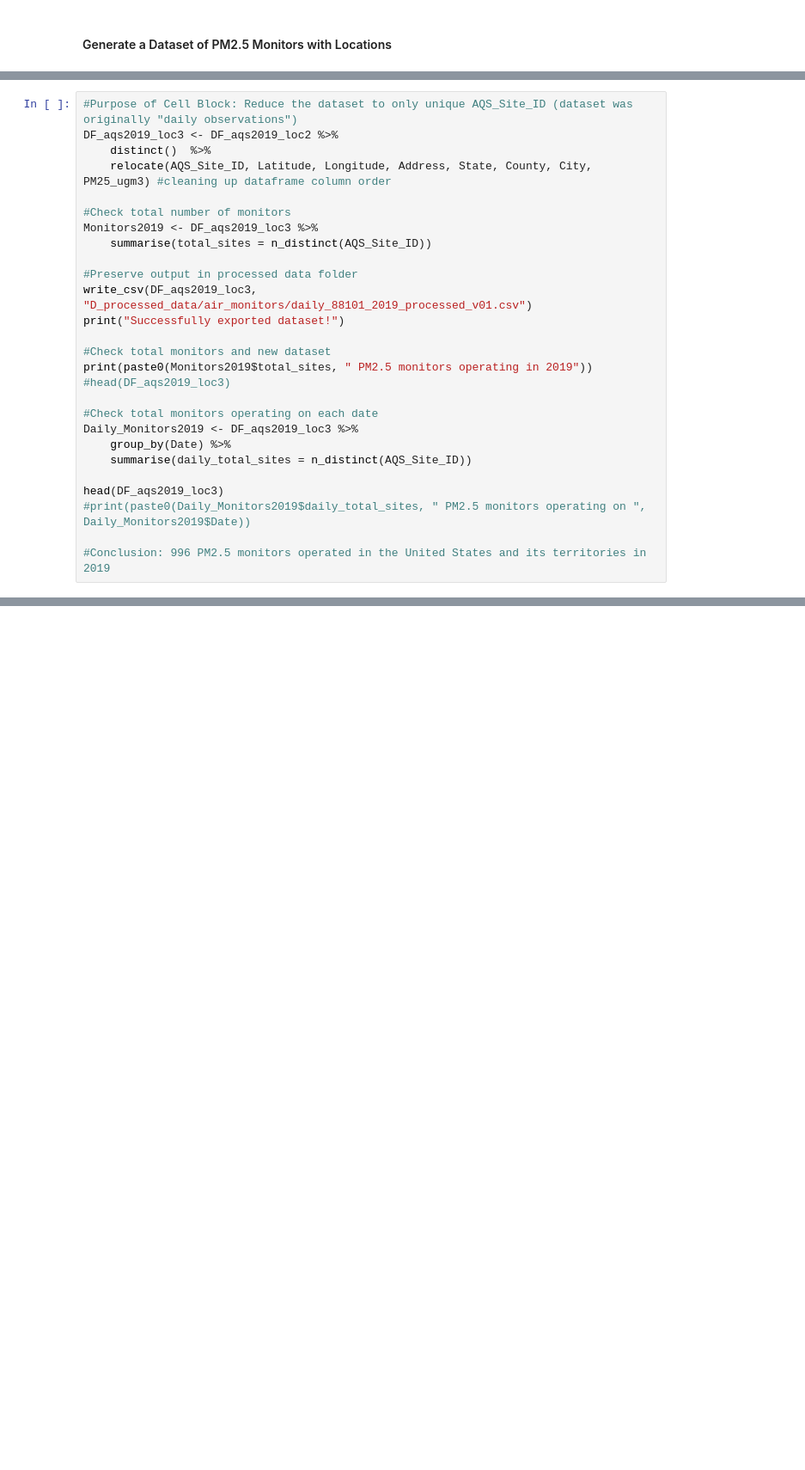
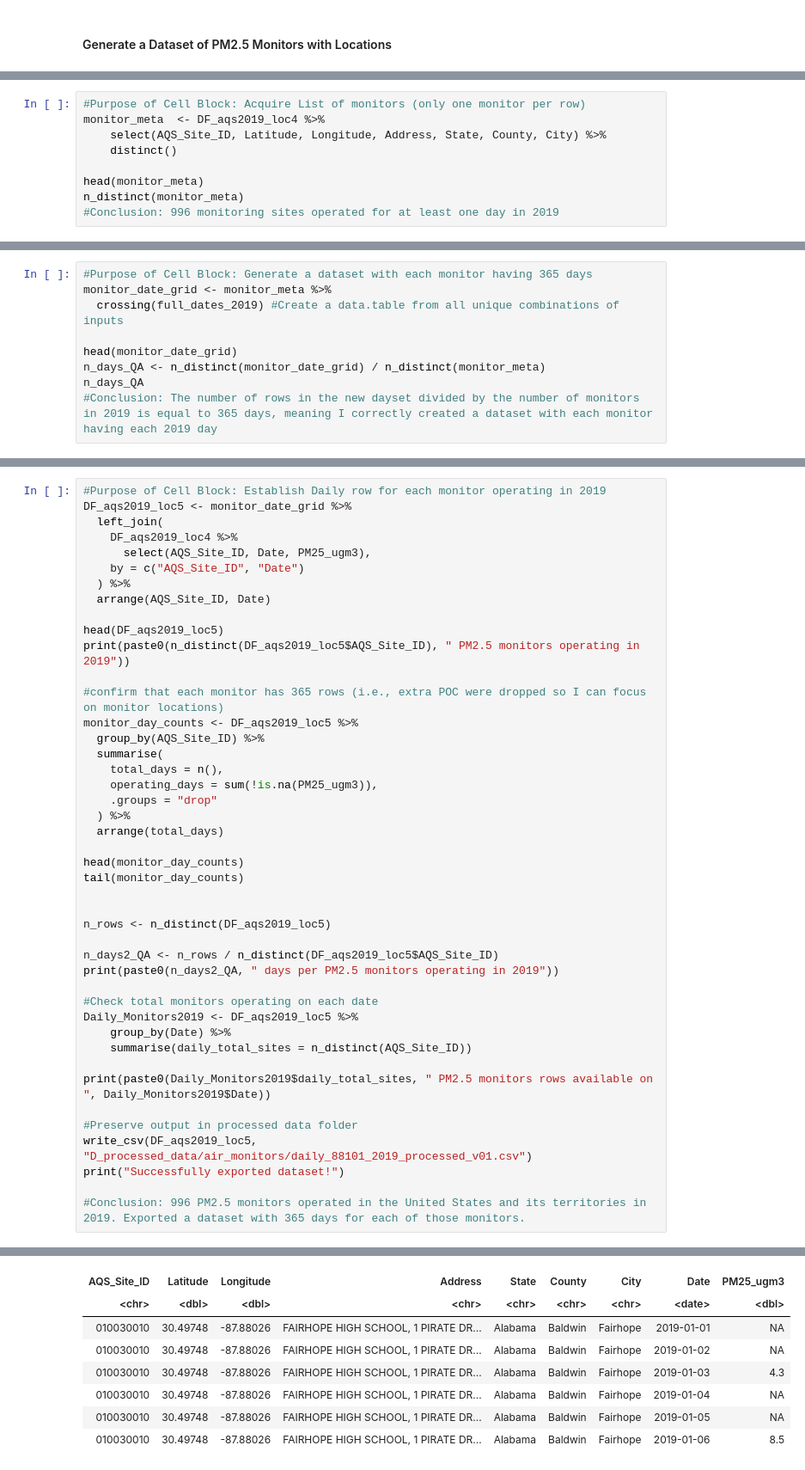
Before and after one commit to sethmgerhart/yale_capstone_public, a Jupyter notebook: A_analysis/air_monitors/A_air_monitors_cleanup.ipynb, the cells around one changed output, grey strips where cells are left out. Shown at 86% size. Drawn from its saved outputs; the diff is of its cells as text; blank space fills up the shorter version.

Commit message:
Major Update: Completed major comparative analysis following cleaning

```diff
--- a/A_analysis/air_monitors/A_air_monitors_cleanup.ipynb
+++ b/A_analysis/air_monitors/A_air_monitors_cleanup.ipynb
@@ -292,0 +339,9 @@ A data.frame: 0 × 10
+# %%
+#Purpose of Cell Block: Acquire List of monitors (only one monitor per row)
+monitor_meta  <- DF_aqs2019_loc4 %>%
+    select(AQS_Site_ID, Latitude, Longitude, Address, State, County, City) %>%
+    distinct()
+
+head(monitor_meta)
+n_distinct(monitor_meta)
+#Conclusion: 996 monitoring sites operated for at least one day in 2019
@@ -292,0 +359,9 @@ A data.frame: 0 × 10
+# %%
+#Purpose of Cell Block: Generate a dataset with each monitor having 365 days
+monitor_date_grid <- monitor_meta %>%
+  crossing(full_dates_2019) #Create a data.table from all unique combinations of inputs
+
+head(monitor_date_grid)
+n_days_QA <- n_distinct(monitor_date_grid) / n_distinct(monitor_meta)
+n_days_QA
+#Conclusion: The number of rows in the new dayset divided by the number of monitors in 2019 is equal to 365 days, meaning I correctly created a dataset with each monitor having each 2019 day
@@ -293,28 +379,45 @@ A data.frame: 0 × 10
 # %%
-#Purpose of Cell Block: Reduce the dataset to only unique AQS_Site_ID (dataset was originally "daily observations")
-DF_aqs2019_loc3 <- DF_aqs2019_loc2 %>%
-    distinct()  %>%
-    relocate(AQS_Site_ID, Latitude, Longitude, Address, State, County, City, PM25_ugm3) #cleaning up dataframe column order
+#Purpose of Cell Block: Establish Daily row for each monitor operating in 2019
+DF_aqs2019_loc5 <- monitor_date_grid %>%
+  left_join(
+    DF_aqs2019_loc4 %>%
+      select(AQS_Site_ID, Date, PM25_ugm3),
+    by = c("AQS_Site_ID", "Date")
+  ) %>%
+  arrange(AQS_Site_ID, Date)
 
-#Check total number of monitors
-Monitors2019 <- DF_aqs2019_loc3 %>%
-    summarise(total_sites = n_distinct(AQS_Site_ID))
+head(DF_aqs2019_loc5)
+print(paste0(n_distinct(DF_aqs2019_loc5$AQS_Site_ID), " PM2.5 monitors operating in 2019"))
 
-#Preserve output in processed data folder
-write_csv(DF_aqs2019_loc3, "D_processed_data/air_monitors/daily_88101_2019_processed_v01.csv")
-print("Successfully exported dataset!")
+#confirm that each monitor has 365 rows (i.e., extra POC were dropped so I can focus on monitor locations)
+monitor_day_counts <- DF_aqs2019_loc5 %>%
+  group_by(AQS_Site_ID) %>%
+  summarise(
+    total_days = n(),
+    operating_days = sum(!is.na(PM25_ugm3)),
+    .groups = "drop"
+  ) %>%
+  arrange(total_days)
 
-#Check total monitors and new dataset
-print(paste0(Monitors2019$total_sites, " PM2.5 monitors operating in 2019"))
-#head(DF_aqs2019_loc3)
+head(monitor_day_counts)
+tail(monitor_day_counts)
+
+
+n_rows <- n_distinct(DF_aqs2019_loc5)
+
+n_days2_QA <- n_rows / n_distinct(DF_aqs2019_loc5$AQS_Site_ID)
+print(paste0(n_days2_QA, " days per PM2.5 monitors operating in 2019"))
 
 #Check total monitors operating on each date
-Daily_Monitors2019 <- DF_aqs2019_loc3 %>%
+Daily_Monitors2019 <- DF_aqs2019_loc5 %>%
     group_by(Date) %>%
     summarise(daily_total_sites = n_distinct(AQS_Site_ID))
 
-head(DF_aqs2019_loc3)
-#print(paste0(Daily_Monitors2019$daily_total_sites, " PM2.5 monitors operating on ", Daily_Monitors2019$Date))
+print(paste0(Daily_Monitors2019$daily_total_sites, " PM2.5 monitors rows available on ", Daily_Monitors2019$Date))
 
-#Conclusion: 996 PM2.5 monitors operated in the United States and its territories in 2019
+#Preserve output in processed data folder
+write_csv(DF_aqs2019_loc5, "D_processed_data/air_monitors/daily_88101_2019_processed_v01.csv")
+print("Successfully exported dataset!")
+
+#Conclusion: 996 PM2.5 monitors operated in the United States and its territories in 2019. Exported a dataset with 365 days for each of those monitors.
 # %% [output]
@@ -322,0 +425,8 @@ head(DF_aqs2019_loc3)
+| AQS_Site_ID | Latitude | Longitude | Address | State | County | City | Date | PM25_ugm3 |
+| <chr> | <dbl> | <dbl> | <chr> | <chr> | <chr> | <chr> | <date> | <dbl> |
+| 010030010 | 30.49748 | -87.88026 | FAIRHOPE HIGH SCHOOL, 1 PIRATE DR... | Alabama | Baldwin | Fairhope | 2019-01-01 | NA |
+| 010030010 | 30.49748 | -87.88026 | FAIRHOPE HIGH SCHOOL, 1 PIRATE DR... | Alabama | Baldwin | Fairhope | 2019-01-02 | NA |
+| 010030010 | 30.49748 | -87.88026 | FAIRHOPE HIGH SCHOOL, 1 PIRATE DR... | Alabama | Baldwin | Fairhope | 2019-01-03 | 4.3 |
+| 010030010 | 30.49748 | -87.88026 | FAIRHOPE HIGH SCHOOL, 1 PIRATE DR... | Alabama | Baldwin | Fairhope | 2019-01-04 | NA |
+| 010030010 | 30.49748 | -87.88026 | FAIRHOPE HIGH SCHOOL, 1 PIRATE DR... | Alabama | Baldwin | Fairhope | 2019-01-05 | NA |
+| 010030010 | 30.49748 | -87.88026 | FAIRHOPE HIGH SCHOOL, 1 PIRATE DR... | Alabama | Baldwin | Fairhope | 2019-01-06 | 8.5 |
```
Also changed, not shown: parts of 6 cells of this notebook, 39 other files.
